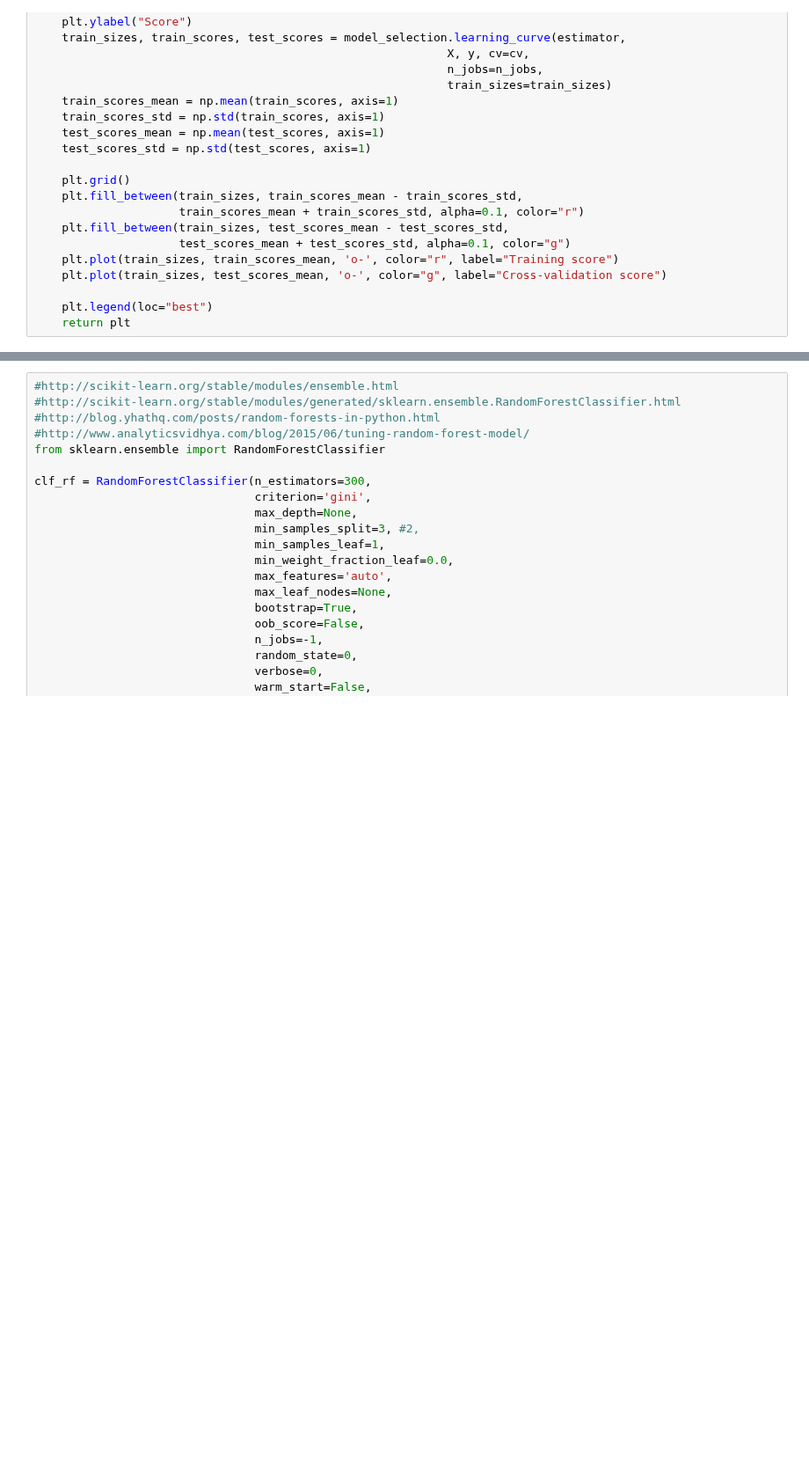
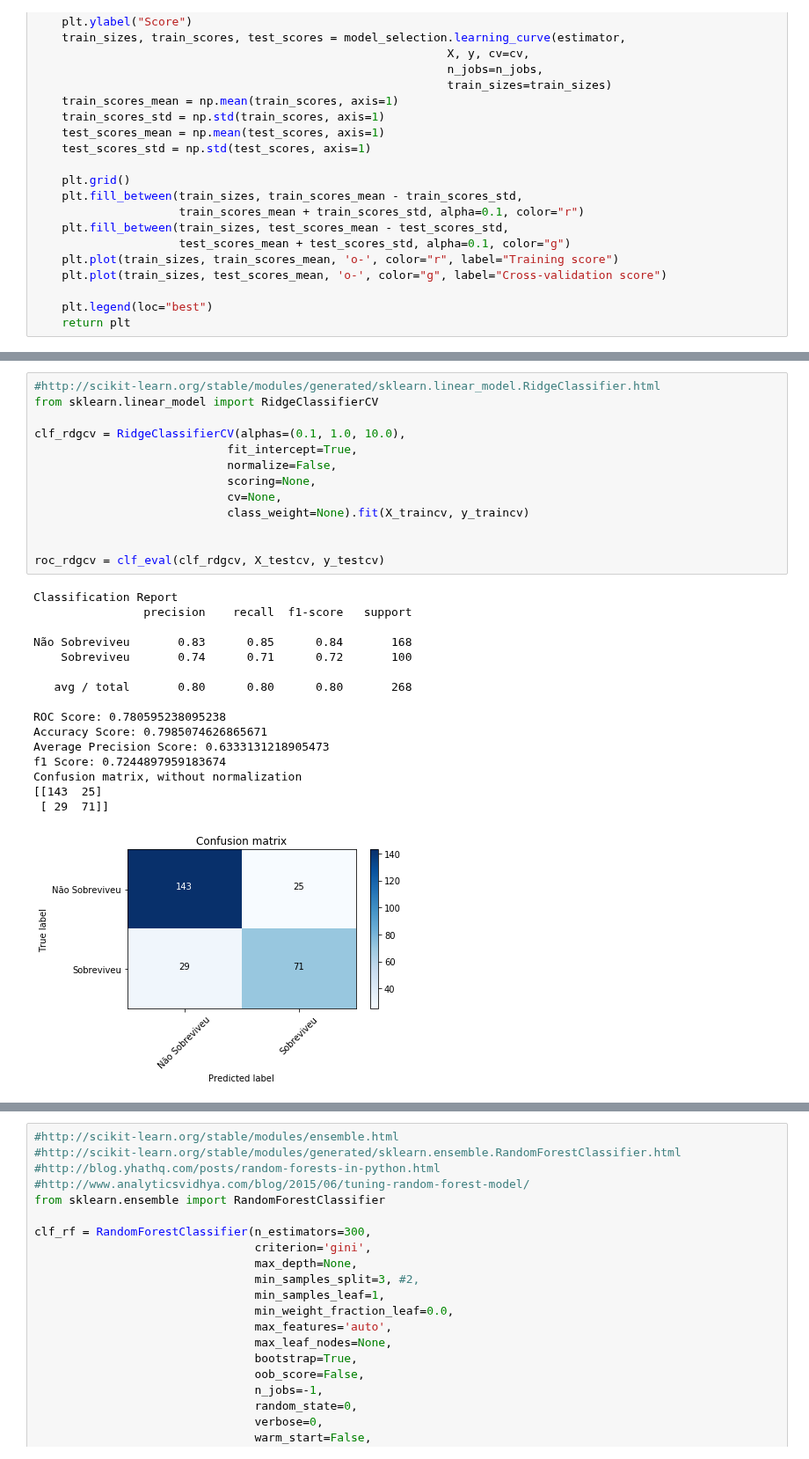
Before and after one commit to rsouza/FGV_Intro_DS, a Jupyter notebook: notebooks/10-ML_Kaggle_Titanic.ipynb, the cells around one changed output, grey strips where cells are left out. Shown at 88% size. Cells and saved outputs as stored; diff of their text form; blank space fills up the shorter version.

```diff
--- a/notebooks/10-ML_Kaggle_Titanic.ipynb
+++ b/notebooks/10-ML_Kaggle_Titanic.ipynb
@@ -938,0 +1023,30 @@ Agora vamos testar outros estimadores:
+# %%
+#http://scikit-learn.org/stable/modules/generated/sklearn.linear_model.RidgeClassifier.html
+from sklearn.linear_model import RidgeClassifierCV
+
+clf_rdgcv = RidgeClassifierCV(alphas=(0.1, 1.0, 10.0),
+                            fit_intercept=True,
+                            normalize=False,
+                            scoring=None,
+                            cv=None,
+                            class_weight=None).fit(X_traincv, y_traincv)
+
+
+roc_rdgcv = clf_eval(clf_rdgcv, X_testcv, y_testcv)
+# %% [output]
+Classification Report
+                precision    recall  f1-score   support
+
+Não Sobreviveu       0.83      0.85      0.84       168
+    Sobreviveu       0.74      0.71      0.72       100
+
+   avg / total       0.80      0.80      0.80       268
+
+ROC Score: 0.780595238095238
+Accuracy Score: 0.7985074626865671
+Average Precision Score: 0.6333131218905473
+f1 Score: 0.7244897959183674
+Confusion matrix, without normalization
+[[143  25]
+ [ 29  71]]
+[figure, added]
```
Also changed, not shown: parts of 55 cells of this notebook.
